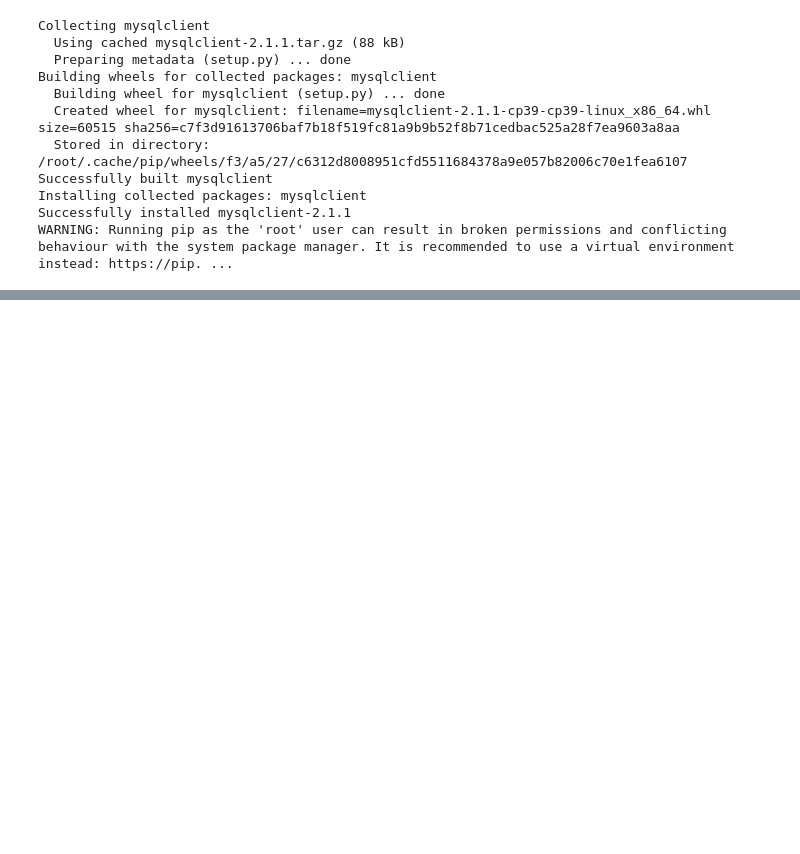
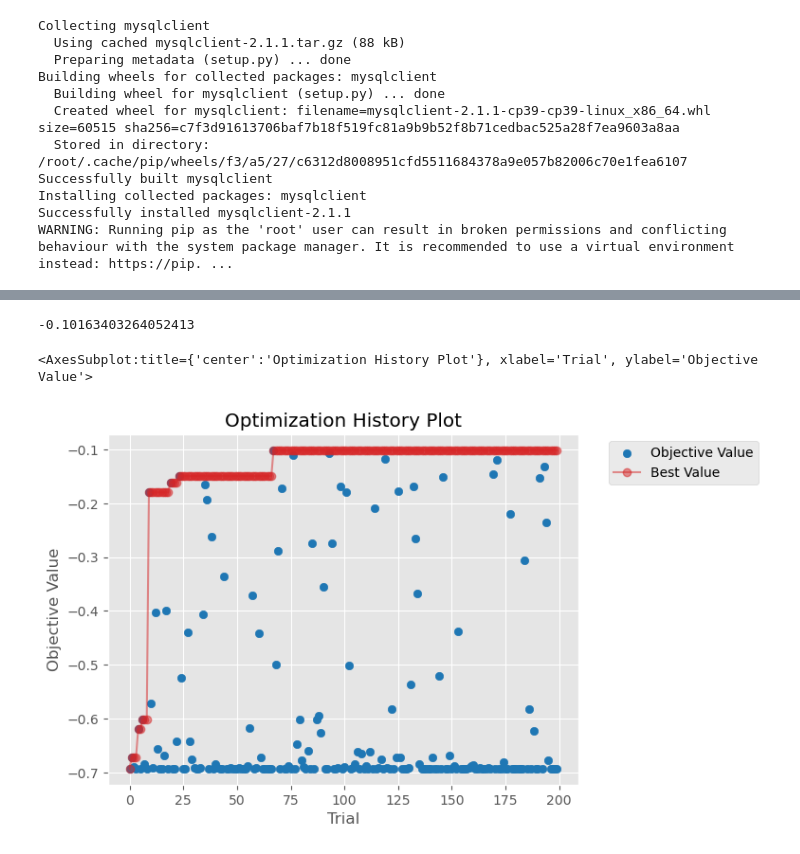
Before and after one commit to hcho3/xgb-hpo-k8s-notebooks, a Jupyter notebook: barebones-hpo-kubecluster-dask.ipynb, the cells around one changed output, grey strips where cells are left out. Drawn from its saved outputs; the diff is of its cells as text; code cells hidden in the pictures; blank space fills up the shorter version.

```diff
--- a/barebones-hpo-kubecluster-dask.ipynb
+++ b/barebones-hpo-kubecluster-dask.ipynb
@@ -112,0 +119,35 @@ study.best_value
+# %%
+def objective(trial):
+    X, y = load_breast_cancer(return_X_y=True)
+    params = {
+        "n_estimators": 10,
+        "verbosity": 0,
+        "tree_method": "gpu_hist",
+        # L2 regularization weight.
+        "lambda": trial.suggest_float("lambda", 1e-8, 100.0, log=True),
+        # L1 regularization weight.
+        "alpha": trial.suggest_float("alpha", 1e-8, 100.0, log=True),
+        # sampling according to each tree.
+        "colsample_bytree": trial.suggest_float("colsample_bytree", 0.2, 1.0),
+        "max_depth": trial.suggest_int("max_depth", 2, 10, step=1),
+        # minimum child weight, larger the term more conservative the tree.
+        "min_child_weight": trial.suggest_float("min_child_weight", 1e-8, 100, log=True),
+        "learning_rate": trial.suggest_float("learning_rate", 1e-8, 1.0, log=True),
+        # defines how selective algorithm is.
+        "gamma": trial.suggest_float("gamma", 1e-8, 1.0, log=True),
+        "grow_policy": "depthwise",
+        "eval_metric": "logloss"
+    }
+    clf = xgb.XGBClassifier(**params)
+    fold = KFold(n_splits=5, shuffle=True, random_state=0)
+    score = cross_val_score(clf, X, y, cv=fold, scoring='neg_log_loss')
+    return score.mean()
+# %%
+with dask.distributed.Client(cluster) as client:
+    study = optuna.create_study(storage="mysql://root@10.36.2.20:3306/metadb",
+                                sampler=RandomSampler(seed=0),
+                                direction="maximize")
+    # Optimize in parallel on your Dask cluster
+    with joblib.parallel_backend("dask"):
+        study.optimize(objective, n_trials=200, n_jobs=-1)
+    print(f"best_params = {study.best_params}")
@@ -112,0 +183,4 @@ study.best_value
+# %%
+study.best_value
+# %% [output]
+-0.10163403264052413
@@ -112,0 +189,5 @@ study.best_value
+# %%
+plot_optimization_history(study)
+# %% [output]
+<AxesSubplot:title={'center':'Optimization History Plot'}, xlabel='Trial', ylabel='Objective Value'>
+[figure, added]
```
Also changed, not shown: parts of 9 cells of this notebook.
